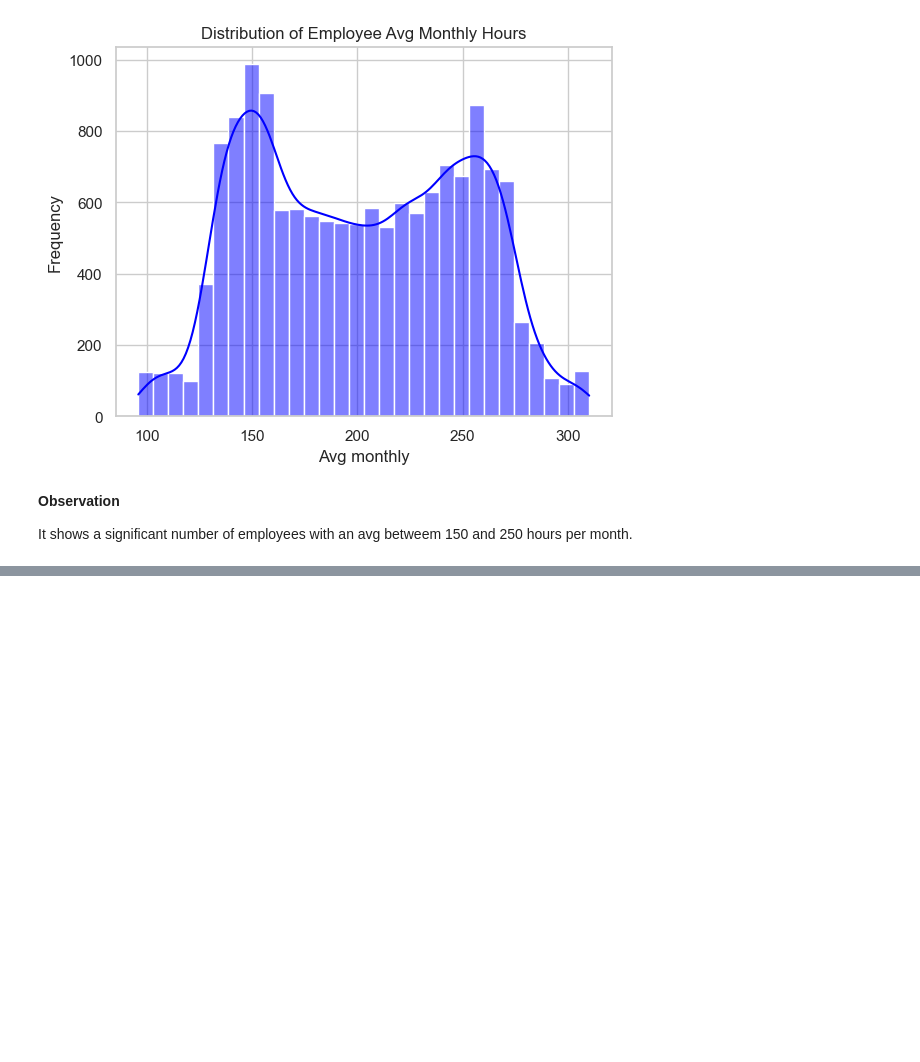
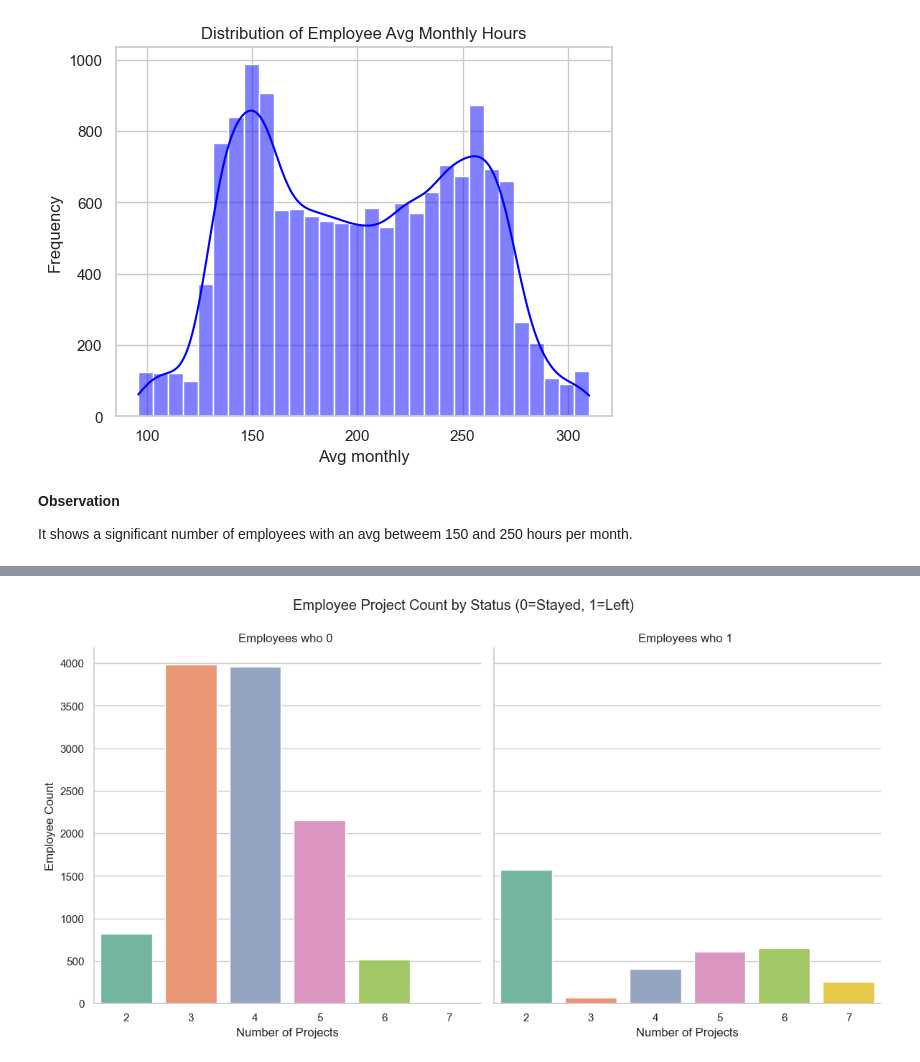
Before and after one commit to karmenatwork/4_CB_employees_turnover, a Jupyter notebook: main.ipynb, the cells around one changed output, grey strips where cells are left out. Saved outputs shown, nothing was run; the diff lists cells and outputs as text; code cells hidden in the pictures; blank space fills up the shorter version.

```diff
--- a/main.ipynb
+++ b/main.ipynb
@@ -258,0 +274,9 @@ It shows a significant number of employees with an avg betweem 150 and 250 hours
+# %%
+# Create a categorical plot (catplot) as a bar plot
+g = sns.catplot(x='number_project', col='left', kind='count', data=df1, palette='Set2', height=6, aspect=1)
+g.set_axis_labels('Number of Projects', 'Employee Count')
+g.set_titles('Employees who {col_name} ')
+g.figure.suptitle('Employee Project Count by Status (0=Stayed, 1=Left)', y=1.05)  # Adjust the main title and its position
+plt.show()
+# %% [output]
+[figure, added]
```
Also changed, not shown: parts of 3 cells of this notebook.
